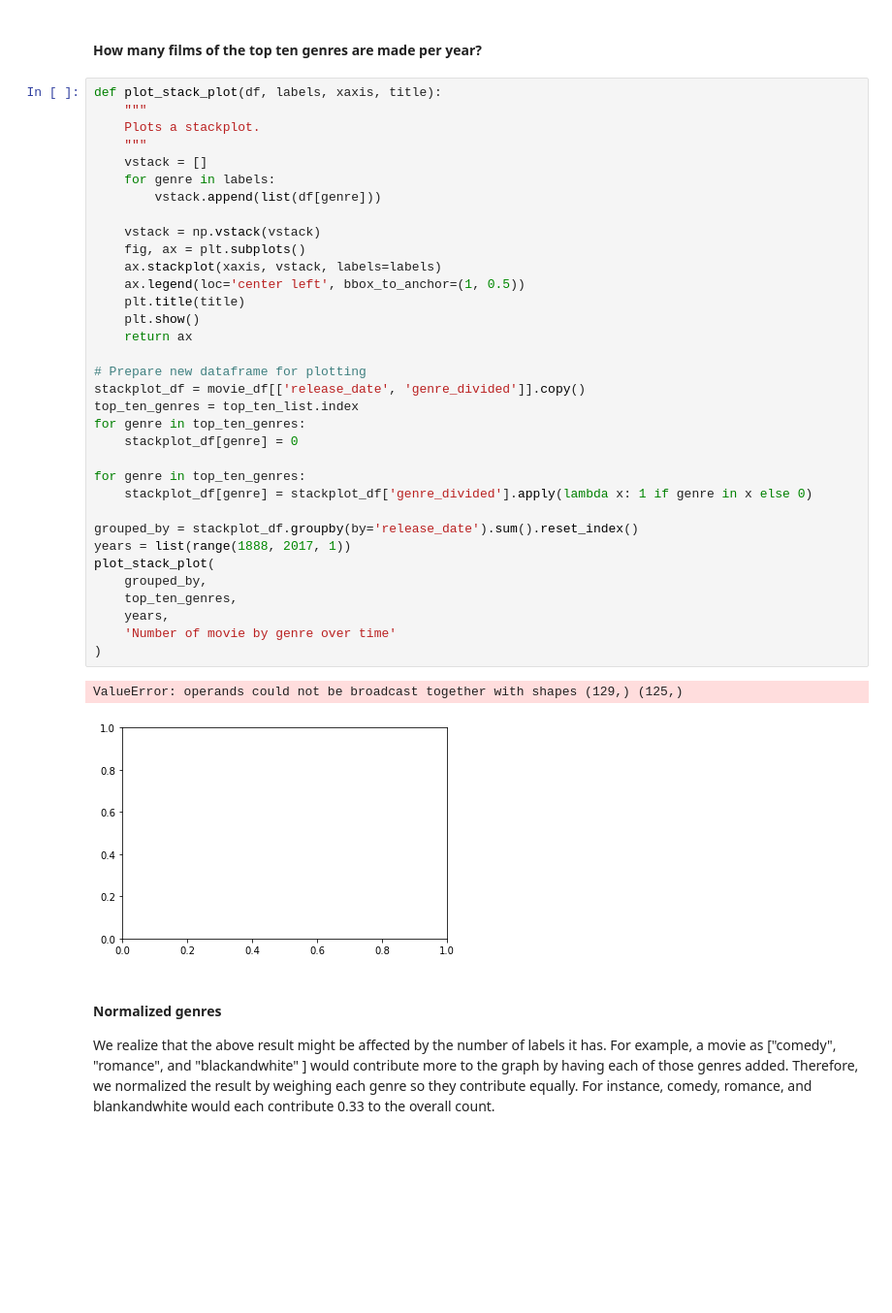
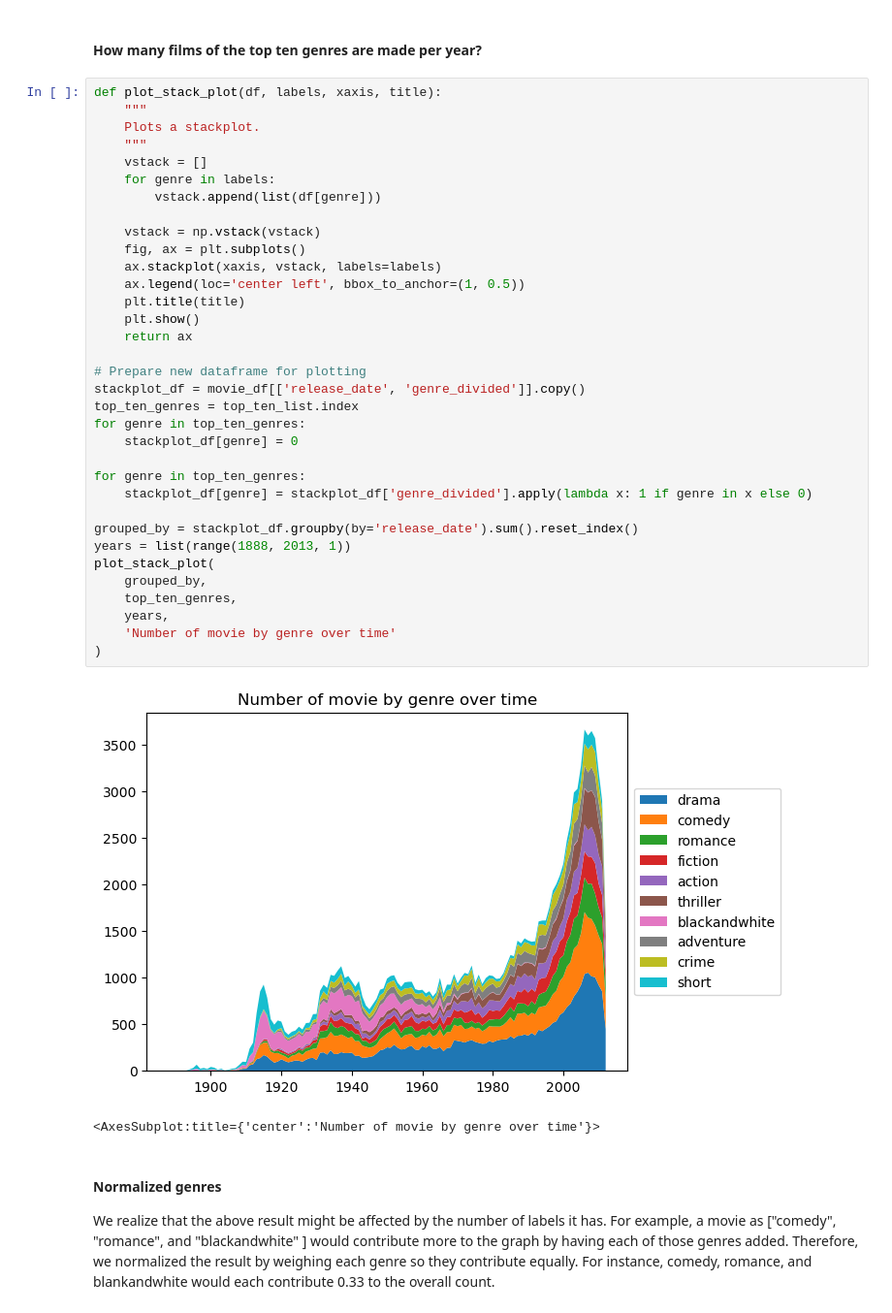
Before and after one commit to epfl-ada/ada-2022-project-adawizardry, a Jupyter notebook: main.ipynb, the cells around one changed output. Shown: that part at 97% size. Cells and saved outputs as stored; diff of their text form; blank space fills up the shorter version.

Commit message:
fixed the graph out of range problem

```diff
--- a/main.ipynb
+++ b/main.ipynb
@@ -341,36 +341,36 @@ def plot_stack_plot(df, labels, xaxis, title):
     """
     vstack = []
     for genre in labels:
         vstack.append(list(df[genre]))
 
     vstack = np.vstack(vstack)
     fig, ax = plt.subplots()
     ax.stackplot(xaxis, vstack, labels=labels)
     ax.legend(loc='center left', bbox_to_anchor=(1, 0.5))
     plt.title(title)
     plt.show()
     return ax
 
 # Prepare new dataframe for plotting
 stackplot_df = movie_df[['release_date', 'genre_divided']].copy()
 top_ten_genres = top_ten_list.index
 for genre in top_ten_genres:
     stackplot_df[genre] = 0
 
 for genre in top_ten_genres:
     stackplot_df[genre] = stackplot_df['genre_divided'].apply(lambda x: 1 if genre in x else 0)
 
 grouped_by = stackplot_df.groupby(by='release_date').sum().reset_index()
-years = list(range(1888, 2017, 1))
+years = list(range(1888, 2013, 1))
 plot_stack_plot(
     grouped_by,
     top_ten_genres,
     years,
     'Number of movie by genre over time'
 )
 # %% [output]
+[figure, new version]
-ValueError: operands could not be broadcast together with shapes (129,) (125,)
+<AxesSubplot:title={'center':'Number of movie by genre over time'}>
-[figure, old version]
 # %% [markdown]
 #### Normalized genres
 We realize that the above result might be affected by the number of labels it has. For example, a movie as ["comedy", "romance", and "blackandwhite" ] would contribute more to the graph by having each of those genres added. Therefore, we normalized the result by weighing each genre so they contribute equally. For instance, comedy, romance, and blankandwhite would each contribute 0.33 to the overall count.
```
Also changed, not shown: parts of 7 cells of this notebook.
